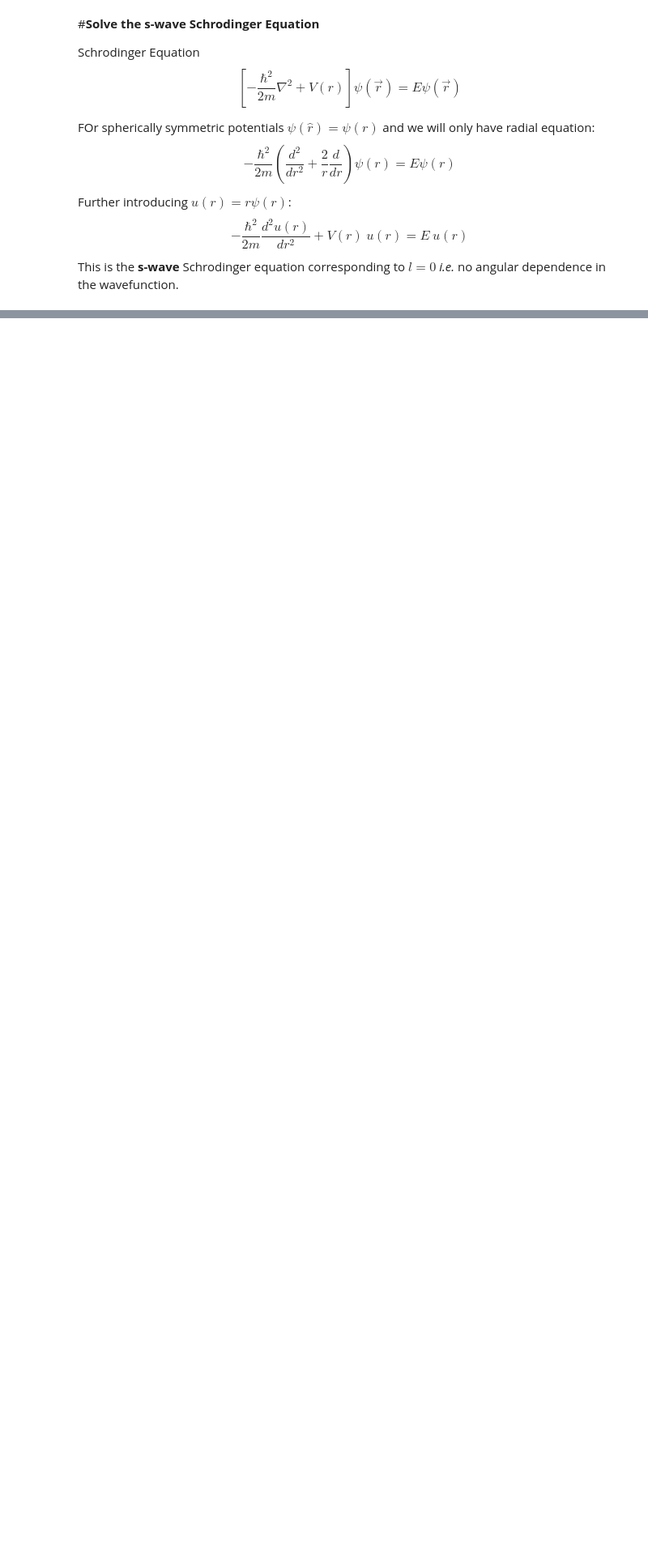
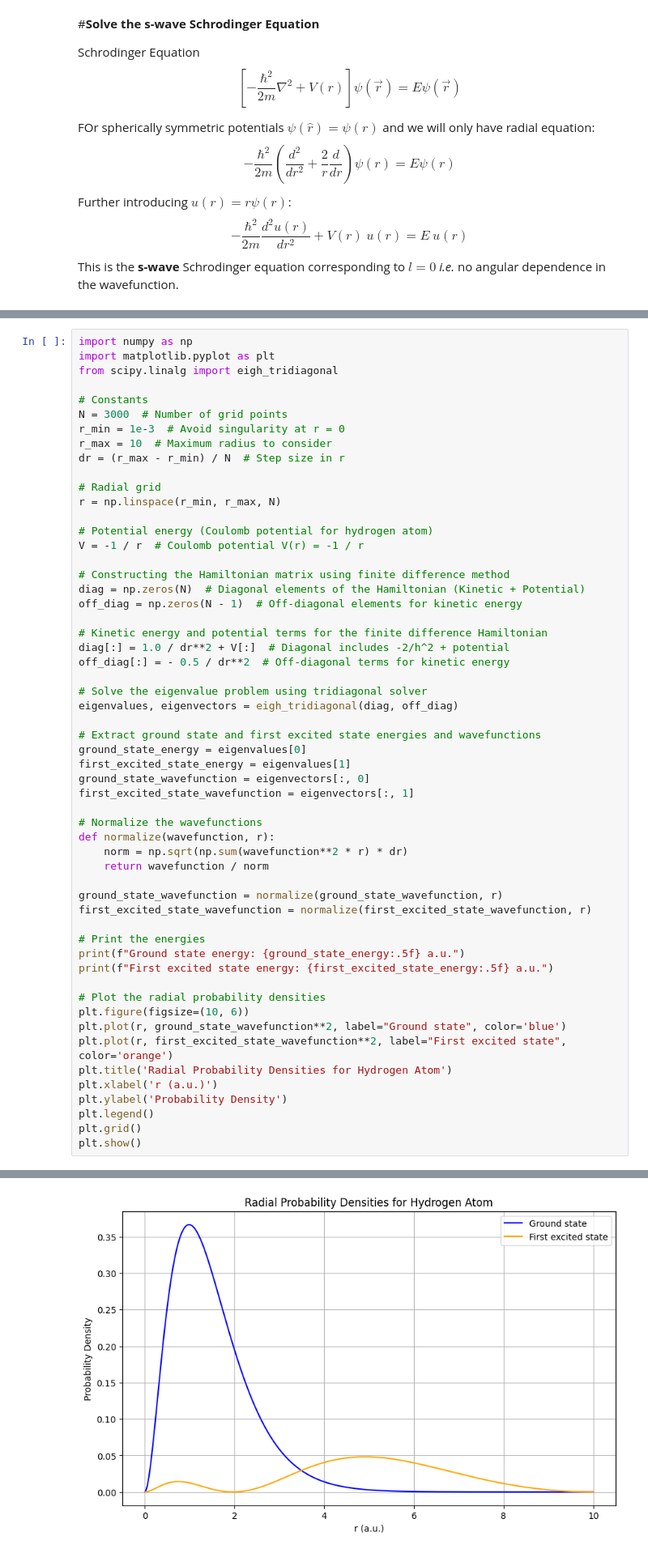
Before and after one commit to navgaur/QM1_UGCF, a Jupyter notebook: Unit_3.ipynb, the cells around one changed output, grey strips where cells are left out. Shown at 81% size. Drawn from its saved outputs; the diff is of its cells as text; blank space fills up the shorter version.

```diff
--- a/Unit_3.ipynb
+++ b/Unit_3.ipynb
@@ -76,0 +79,57 @@ First excited state energy: -17780.18625 a.u.
+# %%
+import numpy as np
+import matplotlib.pyplot as plt
+from scipy.linalg import eigh_tridiagonal
+
+# Constants
+N = 3000  # Number of grid points
+r_min = 1e-3  # Avoid singularity at r = 0
+r_max = 10  # Maximum radius to consider
+dr = (r_max - r_min) / N  # Step size in r
+
+# Radial grid
+r = np.linspace(r_min, r_max, N)
+
+# Potential energy (Coulomb potential for hydrogen atom)
+V = -1 / r  # Coulomb potential V(r) = -1 / r
+
+# Constructing the Hamiltonian matrix using finite difference method
+diag = np.zeros(N)  # Diagonal elements of the Hamiltonian (Kinetic + Potential)
+off_diag = np.zeros(N - 1)  # Off-diagonal elements for kinetic energy
+
+# Kinetic energy and potential terms for the finite difference Hamiltonian
+diag[:] = 1.0 / dr**2 + V[:]  # Diagonal includes -2/h^2 + potential
+off_diag[:] = - 0.5 / dr**2  # Off-diagonal terms for kinetic energy
+
+# Solve the eigenvalue problem using tridiagonal solver
+eigenvalues, eigenvectors = eigh_tridiagonal(diag, off_diag)
+
+# Extract ground state and first excited state energies and wavefunctions
+ground_state_energy = eigenvalues[0]
+first_excited_state_energy = eigenvalues[1]
+ground_state_wavefunction = eigenvectors[:, 0]
+first_excited_state_wavefunction = eigenvectors[:, 1]
+
+# Normalize the wavefunctions
+def normalize(wavefunction, r):
+    norm = np.sqrt(np.sum(wavefunction**2 * r) * dr)
+    return wavefunction / norm
+
+ground_state_wavefunction = normalize(ground_state_wavefunction, r)
+first_excited_state_wavefunction = normalize(first_excited_state_wavefunction, r)
+
+# Print the energies
+print(f"Ground state energy: {ground_state_energy:.5f} a.u.")
+print(f"First excited state energy: {first_excited_state_energy:.5f} a.u.")
+
+# Plot the radial probability densities
+plt.figure(figsize=(10, 6))
+plt.plot(r, ground_state_wavefunction**2, label="Ground state", color='blue')
+plt.plot(r, first_excited_state_wavefunction**2, label="First excited state", color='orange')
+plt.title('Radial Probability Densities for Hydrogen Atom')
+plt.xlabel('r (a.u.)')
+plt.ylabel('Probability Density')
+plt.legend()
+plt.grid()
+plt.show()
+# %% [output]
@@ -76,0 +138 @@ First excited state energy: -17780.18625 a.u.
+[figure, added]
```
Also changed, not shown: parts of 2 cells of this notebook.
